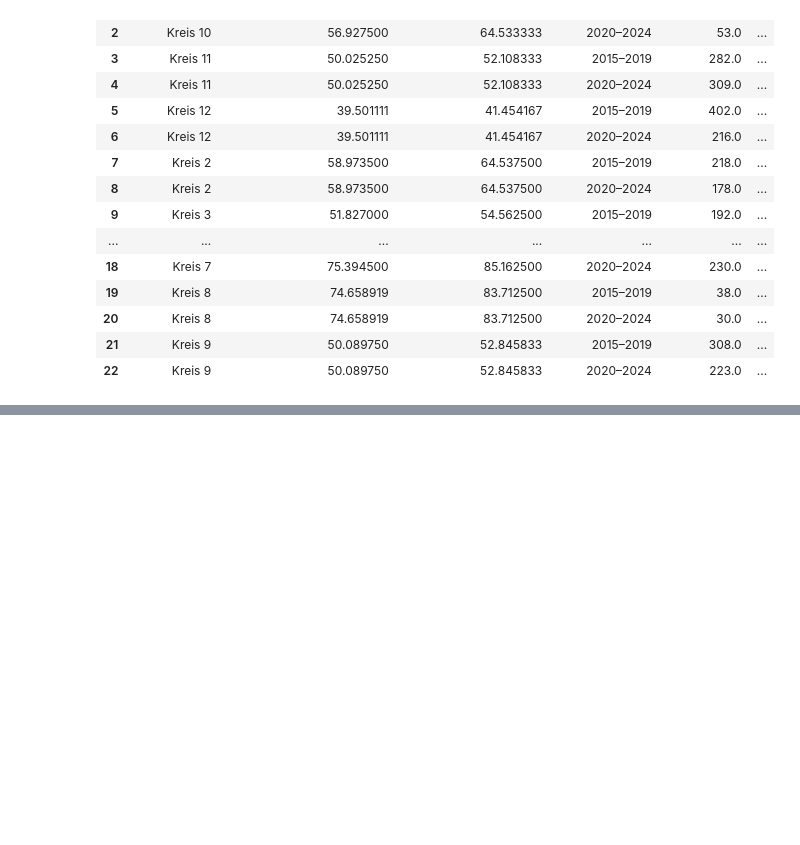
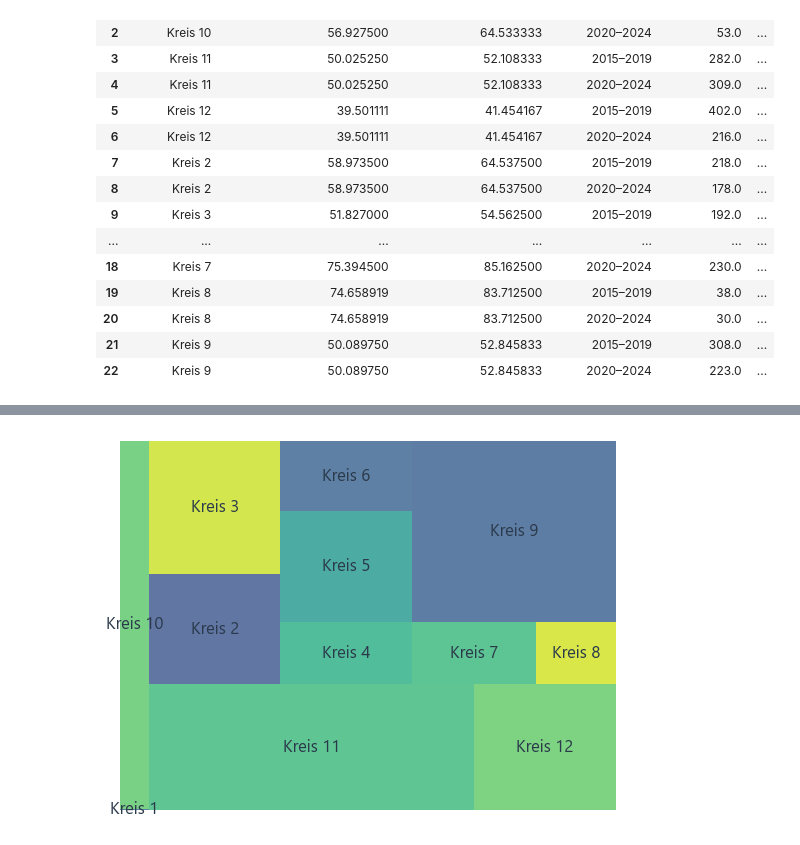
Before and after one commit to Prosdyimo/gdv, a Jupyter notebook: visualisizaion.ipynb, the cells around one changed output, grey strips where cells are left out. Drawn from its saved outputs; the diff is of its cells as text; code cells hidden in the pictures; blank space fills up the shorter version.

```diff
--- a/visualisizaion.ipynb
+++ b/visualisizaion.ipynb
@@ -984,0 +1045,14 @@ plt.show()
+# %%
+# libraries
+import matplotlib.pyplot as plt
+import squarify    # pip install squarify (algorithm for treemap)
+import pandas as pd
+
+# Create a data frame with fake data
+df = df_3[df_3["building_period"] == "2010 - 2019"][["district_name","num_appartments"]].copy()
+# plot it
+squarify.plot(sizes=df['num_appartments'], label=df['district_name'], alpha=.8 )
+plt.axis('off')
+plt.show()
+# %% [output]
+[figure, added]
```
Also changed, not shown: parts of 6 cells of this notebook, 3 other files.
